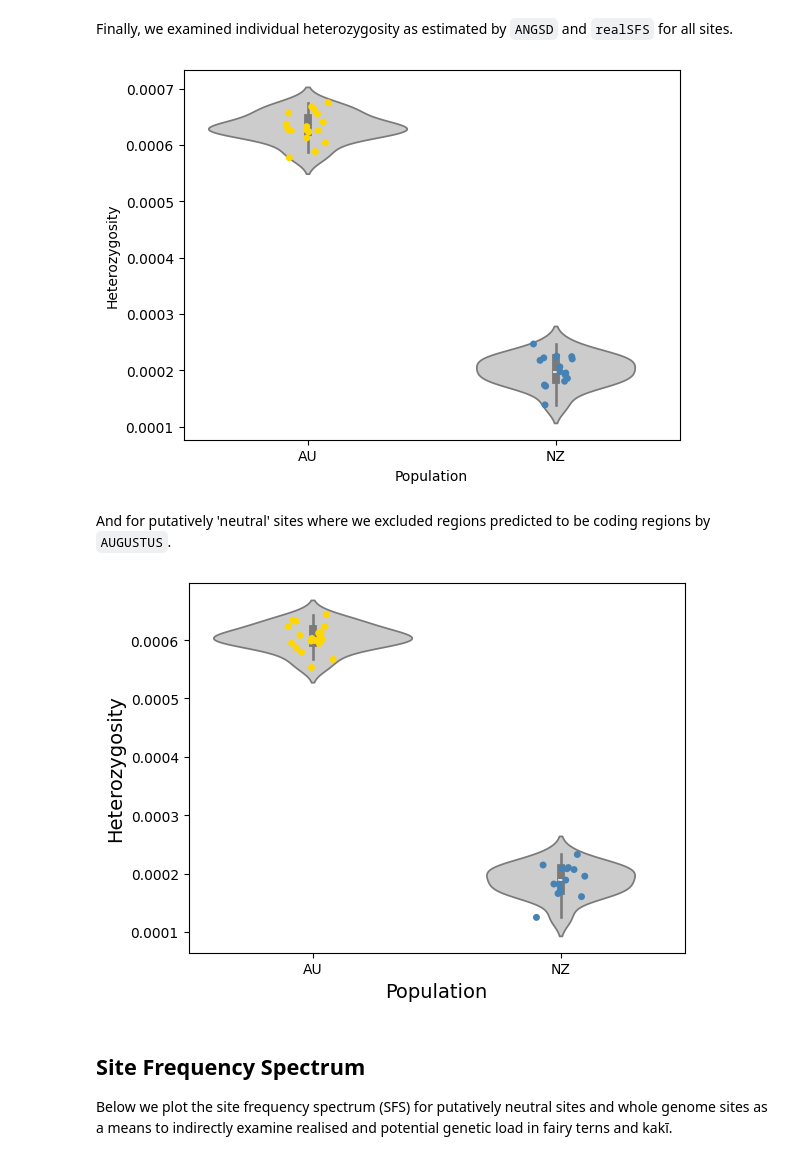
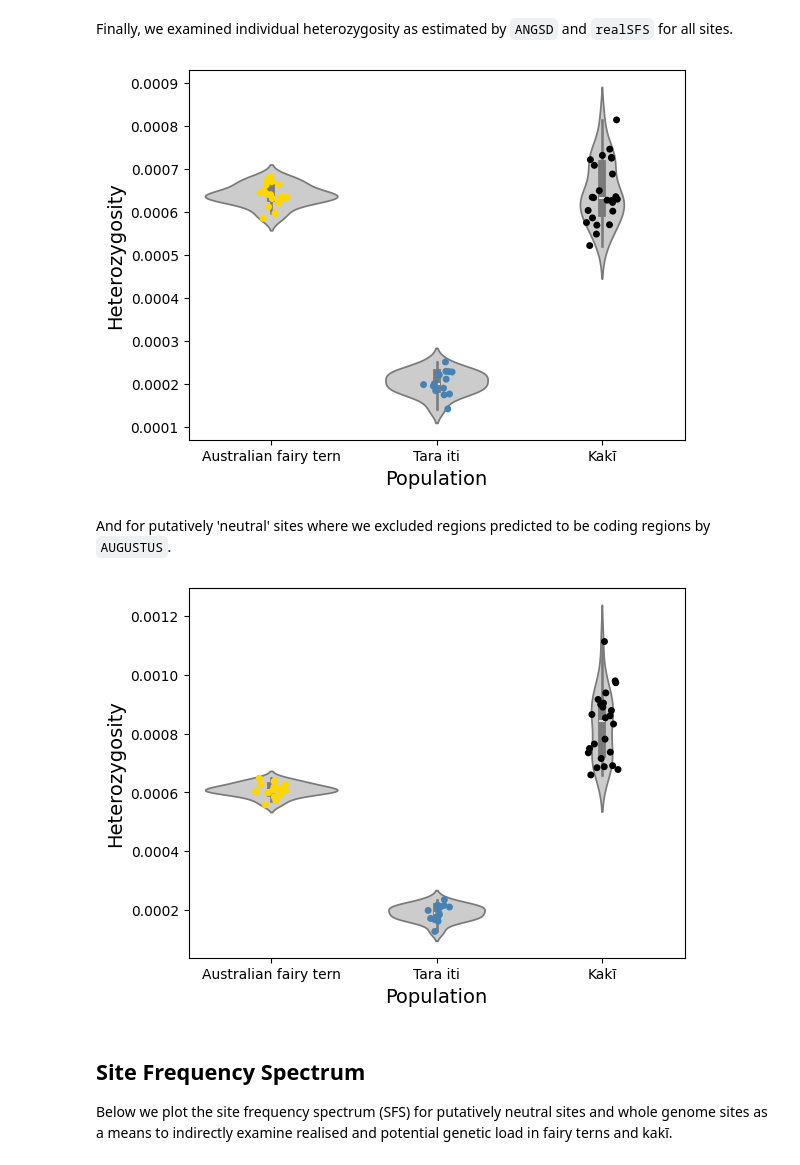
Before and after one commit to janawold1/2026_S_nereis_Cons_Gen, a Jupyter notebook: 06_visualisations.ipynb, the cells around one changed output. Saved outputs shown, nothing was run; the diff lists cells and outputs as text; code cells hidden in the pictures.

```diff
--- a/06_visualisations.ipynb
+++ b/06_visualisations.ipynb
@@ -202,40 +236,40 @@ plt.show()
 # %% [markdown]
 Finally, we examined individual heterozygosity as estimated by `ANGSD` and `realSFS` for all sites.
 # %%
+palette = ['gold', 'steelblue', 'black']
 indiv_het = pd.read_csv('angsd/individual_het.tsv', delimiter='\t')
-indiv_het.head()
 
-wholegenome_het = indiv_het[indiv_het["Tool"] == 'samtools']
+wholegenome_het = indiv_het[indiv_het["Tool"] == 'whole-genome']
 
-sns.violinplot(data = wholegenome_het, x = "Population", y = "Heterozygosity", color="0.8")
+ax = sns.violinplot(data = wholegenome_het, x = "Population", y = "Heterozygosity", color="0.8")
 sns.stripplot(data = wholegenome_het, x = "Population", y = "Heterozygosity",
                    hue = "Population", palette=palette, jitter = True)
 handles, labels = ax.get_legend_handles_labels()
-ax.legend(handles=[(handles[0], handles[2]), (handles[1], handles[3])],
-          labels=['Australia', 'New Zealand'],
-          loc='upper right', handlelength=4,
-          handler_map={tuple: HandlerTuple(ndivide=None)})
+
+ax.set_xticklabels(['Australian fairy tern', 'Tara iti', 'Kakī'])
 ax.set_xlabel('Population', fontsize=14)
 ax.set_ylabel("Heterozygosity", fontsize=14)
 
-plt.savefig('plots/indiv_het_wholeGenome.png')
+plt.savefig('plots/indiv_het_wholeGenome.png', dpi=300, bbox_inches='tight')
 # %% [output]
-[figure, old version]
+[figure, new version]
 # %% [markdown]
 And for putatively 'neutral' sites where we excluded regions predicted to be coding regions by `AUGUSTUS`.
 # %%
-neutral_het = indiv_het[indiv_het["Tool"] == 'NEUTRAL']
+neutral_het = indiv_het[indiv_het["Tool"] == 'neutral']
 
 ax = sns.violinplot(data = neutral_het, x = "Population", y = "Heterozygosity", color="0.8")
 sns.stripplot(data = neutral_het, x = "Population", y = "Heterozygosity",
                    hue = "Population", palette=palette, jitter = True)
 handles, labels = ax.get_legend_handles_labels()
+
+ax.set_xticklabels(['Australian fairy tern', 'Tara iti', 'Kakī'])
 ax.set_xlabel('Population', fontsize=14)
 ax.set_ylabel("Heterozygosity", fontsize=14)
 
-plt.savefig('plots/indiv_het_neutralSites.png')
+plt.savefig('plots/indiv_het_neutralSites.png', dpi=300, bbox_inches='tight')
 # %% [output]
-[figure, old version]
+[figure, new version]
 # %% [markdown]
 ## Site Frequency Spectrum
 Below we plot the site frequency spectrum (SFS) for putatively neutral sites and whole genome sites as a means to indirectly examine realised and potential genetic load in fairy terns and kakī.
```
Also changed, not shown: parts of 17 cells of this notebook, 5 other files.
